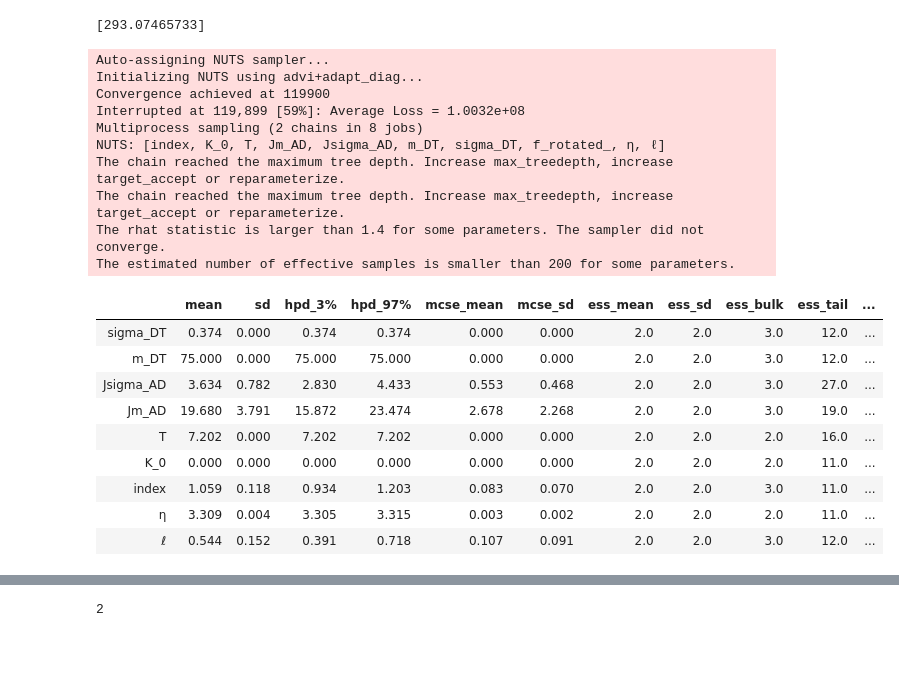
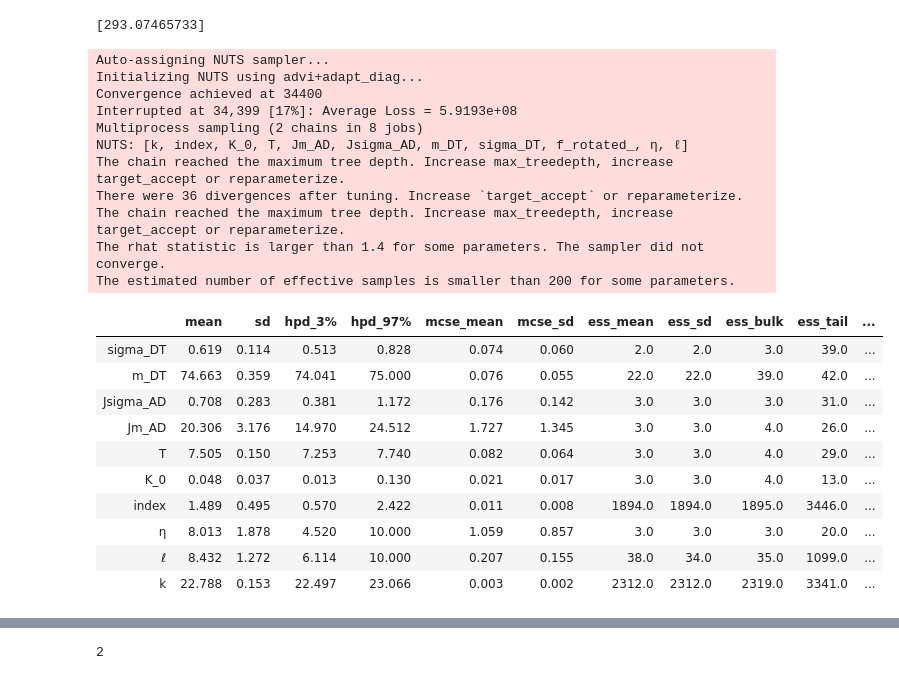
Before and after one commit to MalteBrinch/Master-Thesis-Code, a Jupyter notebook: convmodeltest.ipynb, the cells around one changed output, grey strips where cells are left out. Drawn from its saved outputs; the diff is of its cells as text; code cells hidden in the pictures; blank space fills up the shorter version.

```diff
--- a/convmodeltest.ipynb
+++ b/convmodeltest.ipynb
@@ -307,7 +307,7 @@ with pm.Model() as simpleconvmodel:
     comp=interpolate(Xf[:,0],Jconvol[0,0,:,0],x_test)
 
     #Define likelihood
-    k = pm.Uniform('k', lower=1.0, upper=10.0)#Noise boost factor
+    k = pm.Bound(pm.Normal, lower=0.0)('k',mu=1.0,sigma=1.0)#Noise boost factor
     Jlikelihood = pm.Normal('yJ', mu=comp, sigma=k*y_err, observed=y_test)
 
     #the shape of mu and observed needs to be the same
@@ -321,30 +321,32 @@ with pm.Model() as simpleconvmodel:
 # %% [output]
 Auto-assigning NUTS sampler...
 Initializing NUTS using advi+adapt_diag...
-Convergence achieved at 119900
-Interrupted at 119,899 [59%]: Average Loss = 1.0032e+08
+Convergence achieved at 34400
+Interrupted at 34,399 [17%]: Average Loss = 5.9193e+08
 Multiprocess sampling (2 chains in 8 jobs)
-NUTS: [index, K_0, T, Jm_AD, Jsigma_AD, m_DT, sigma_DT, f_rotated_, η, ℓ]
+NUTS: [k, index, K_0, T, Jm_AD, Jsigma_AD, m_DT, sigma_DT, f_rotated_, η, ℓ]
 The chain reached the maximum tree depth. Increase max_treedepth, increase target_accept or reparameterize.
+There were 36 divergences after tuning. Increase `target_accept` or reparameterize.
 The chain reached the maximum tree depth. Increase max_treedepth, increase target_accept or reparameterize.
 The rhat statistic is larger than 1.4 for some parameters. The sampler did not converge.
 The estimated number of effective samples is smaller than 200 for some parameters.
 # %%
-simplenames=['sigma_DT','m_DT','Jsigma_AD','Jm_AD','T','K_0','index', 'η', 'ℓ']
+simplenames=['sigma_DT','m_DT','Jsigma_AD','Jm_AD','T','K_0','index', 'η', 'ℓ','k']
 summ=pm.summary(tracesimple,simplenames)
 #print(summ.loc[:,'mean'])
 summ
 # %% [output]
 |  | mean | sd | hpd_3% | hpd_97% | mcse_mean | mcse_sd | ess_mean | ess_sd | ess_bulk | ess_tail | ... |
-| sigma_DT | 0.374 | 0.000 | 0.374 | 0.374 | 0.000 | 0.000 | 2.0 | 2.0 | 3.0 | 12.0 | ... |
-| m_DT | 75.000 | 0.000 | 75.000 | 75.000 | 0.000 | 0.000 | 2.0 | 2.0 | 3.0 | 12.0 | ... |
-| Jsigma_AD | 3.634 | 0.782 | 2.830 | 4.433 | 0.553 | 0.468 | 2.0 | 2.0 | 3.0 | 27.0 | ... |
-| Jm_AD | 19.680 | 3.791 | 15.872 | 23.474 | 2.678 | 2.268 | 2.0 | 2.0 | 3.0 | 19.0 | ... |
-| T | 7.202 | 0.000 | 7.202 | 7.202 | 0.000 | 0.000 | 2.0 | 2.0 | 2.0 | 16.0 | ... |
-| K_0 | 0.000 | 0.000 | 0.000 | 0.000 | 0.000 | 0.000 | 2.0 | 2.0 | 2.0 | 11.0 | ... |
-| index | 1.059 | 0.118 | 0.934 | 1.203 | 0.083 | 0.070 | 2.0 | 2.0 | 3.0 | 11.0 | ... |
-| η | 3.309 | 0.004 | 3.305 | 3.315 | 0.003 | 0.002 | 2.0 | 2.0 | 2.0 | 11.0 | ... |
-| ℓ | 0.544 | 0.152 | 0.391 | 0.718 | 0.107 | 0.091 | 2.0 | 2.0 | 3.0 | 12.0 | ... |
+| sigma_DT | 0.619 | 0.114 | 0.513 | 0.828 | 0.074 | 0.060 | 2.0 | 2.0 | 3.0 | 39.0 | ... |
+| m_DT | 74.663 | 0.359 | 74.041 | 75.000 | 0.076 | 0.055 | 22.0 | 22.0 | 39.0 | 42.0 | ... |
+| Jsigma_AD | 0.708 | 0.283 | 0.381 | 1.172 | 0.176 | 0.142 | 3.0 | 3.0 | 3.0 | 31.0 | ... |
+| Jm_AD | 20.306 | 3.176 | 14.970 | 24.512 | 1.727 | 1.345 | 3.0 | 3.0 | 4.0 | 26.0 | ... |
+| T | 7.505 | 0.150 | 7.253 | 7.740 | 0.082 | 0.064 | 3.0 | 3.0 | 4.0 | 29.0 | ... |
+| K_0 | 0.048 | 0.037 | 0.013 | 0.130 | 0.021 | 0.017 | 3.0 | 3.0 | 4.0 | 13.0 | ... |
+| index | 1.489 | 0.495 | 0.570 | 2.422 | 0.011 | 0.008 | 1894.0 | 1894.0 | 1895.0 | 3446.0 | ... |
+| η | 8.013 | 1.878 | 4.520 | 10.000 | 1.059 | 0.857 | 3.0 | 3.0 | 3.0 | 20.0 | ... |
+| ℓ | 8.432 | 1.272 | 6.114 | 10.000 | 0.207 | 0.155 | 38.0 | 34.0 | 35.0 | 1099.0 | ... |
+| k | 22.788 | 0.153 | 22.497 | 23.066 | 0.003 | 0.002 | 2312.0 | 2312.0 | 2319.0 | 3341.0 | ... |
 # %%
 sigma_DT=       0.324
 m_DT     =     54.116
```
Also changed, not shown: parts of 1 cell of this notebook.
